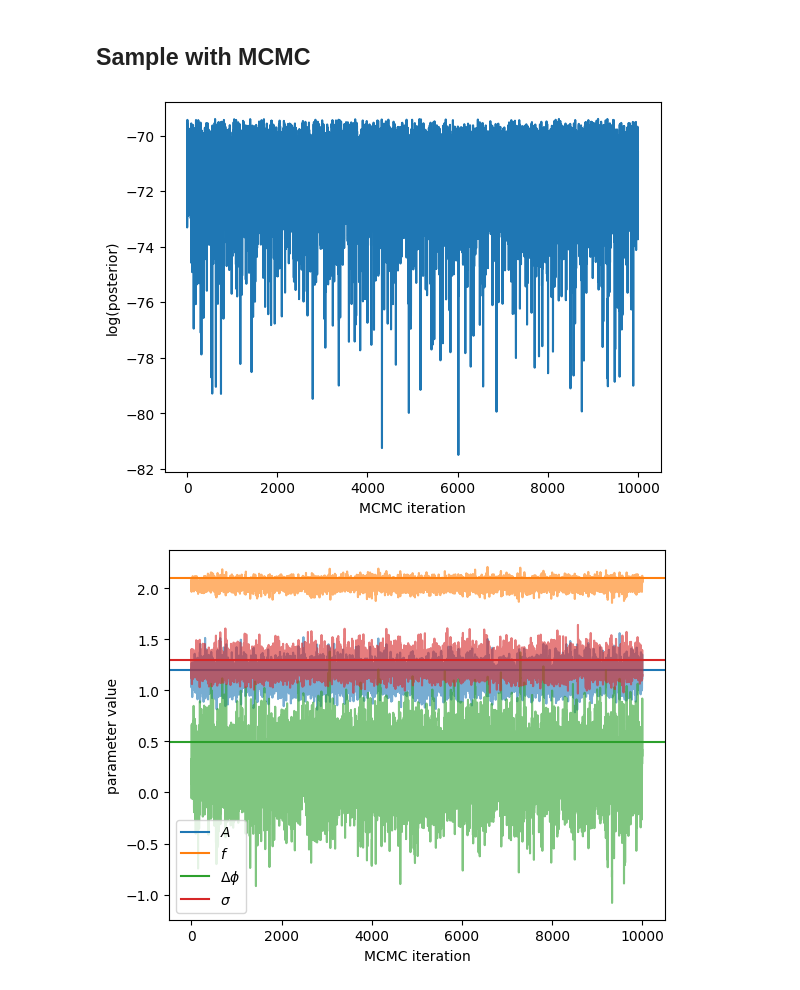
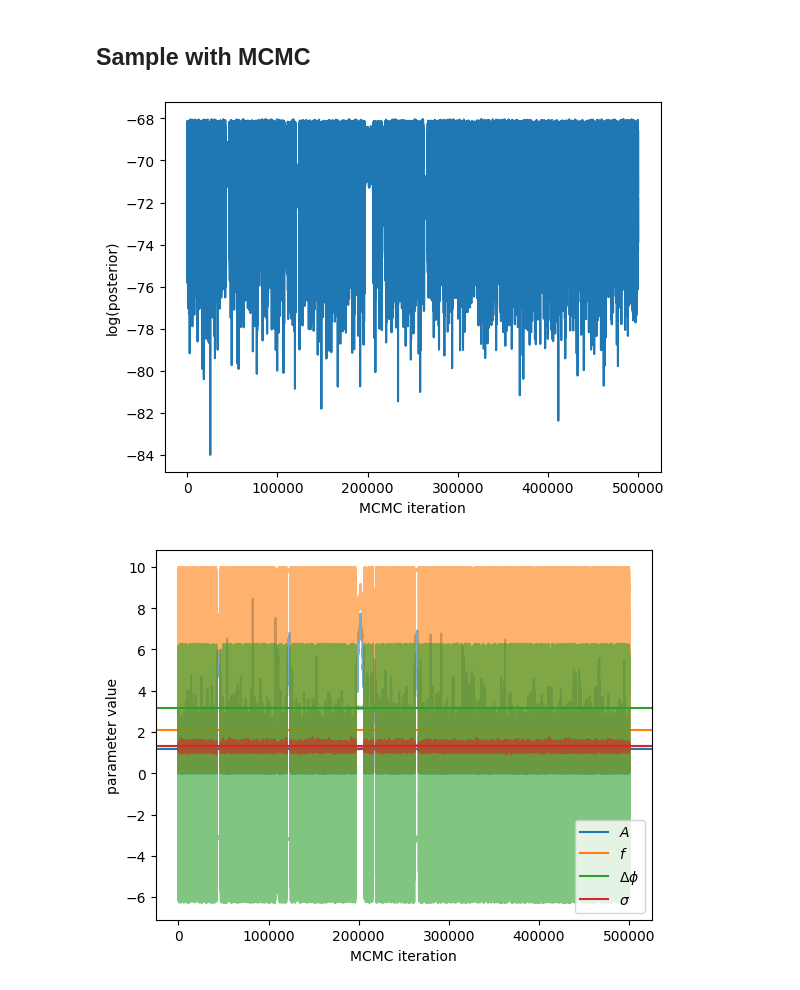
Before and after one commit to aiden-g12321/miscMCMC, a Jupyter notebook: examples/two_waves.ipynb, the cells around one changed output. Drawn from its saved outputs; the diff is of its cells as text; code cells hidden in the pictures.

```diff
--- a/examples/two_waves.ipynb
+++ b/examples/two_waves.ipynb
@@ -51,7 +51,7 @@ vectorized_model = jit(vmap(fast_model))
 # injected parameters
 amp_inj = 1.2
 freq_inj = 2.1
-phase_offset_inj = np.pi / 6.3
+phase_offset_inj = np.pi
 sigma_inj = 1.3
 x_inj = jnp.array([amp_inj, freq_inj, phase_offset_inj, sigma_inj])
 ndim = x_inj.shape[0]
@@ -82,8 +82,8 @@ We use a uniform prior over signal and noise parameters, $\mathbf{x} = (A,\,f,\,
 \end{equation}
 # %%
 # parameter bounds
-x_mins = jnp.array([0., 0., -jnp.pi, 0.])
-x_maxs = jnp.array([10., 10., jnp.pi, 10.])
+x_mins = jnp.array([0., 0., -2 * jnp.pi, 0.])
+x_maxs = jnp.array([10., 10., 2 * jnp.pi, 10.])
 
 # parameter labels
 x_labels = np.array([r'$A$', r'$f$', r'$\Delta\phi$', r'$\sigma$'])
@@ -121,8 +121,8 @@ def sampling_model():
     numpyro.factor('log_likelihood', fast_lnlike(x))
 # %%
 # do HMC with NUTS
-num_samples = int(1e4)
-num_warmup = 500
+num_samples = int(5e5)
+num_warmup = 5000
 
 nuts_kernel = NUTS(sampling_model)
 mcmc = MCMC(nuts_kernel, num_warmup=num_warmup, num_samples=num_samples)
@@ -130,27 +130,27 @@ mcmc.run(jr.key(1))
 samples_dict = mcmc.get_samples()
 
 # convert dictionary of samples to array
-samples = np.array([samples_dict[x_label] for x_label in x_labels]).T
+HMC_samples = np.array([samples_dict[x_label] for x_label in x_labels]).T
 # %%
 # plot likelihood values
-lnposts = vectorized_lnpost(samples)
-plt.plot(lnposts)
+HMC_lnposts = vectorized_lnpost(HMC_samples)
+plt.plot(HMC_lnposts)
 plt.xlabel('MCMC iteration')
 plt.ylabel('log(posterior)')
 plt.show()
 # %% [output]
-[figure, old version]
+[figure, new version]
 # %%
 # trace plot
 for i in range(ndim):
-    plt.plot(samples[:, i], color=f'C{i}', alpha=0.6)
+    plt.plot(HMC_samples[:, i], color=f'C{i}', alpha=0.6)
     plt.axhline(x_inj[i], color=f'C{i}', label=x_labels[i])
 plt.xlabel('MCMC iteration')
 plt.ylabel('parameter value')
 plt.legend()
 plt.show()
 # %% [output]
-[figure, old version]
+[figure, new version]
 # %%
 # corner plot
 burnin = num_samples // 10
```
Also changed, not shown: parts of 9 cells of this notebook.
